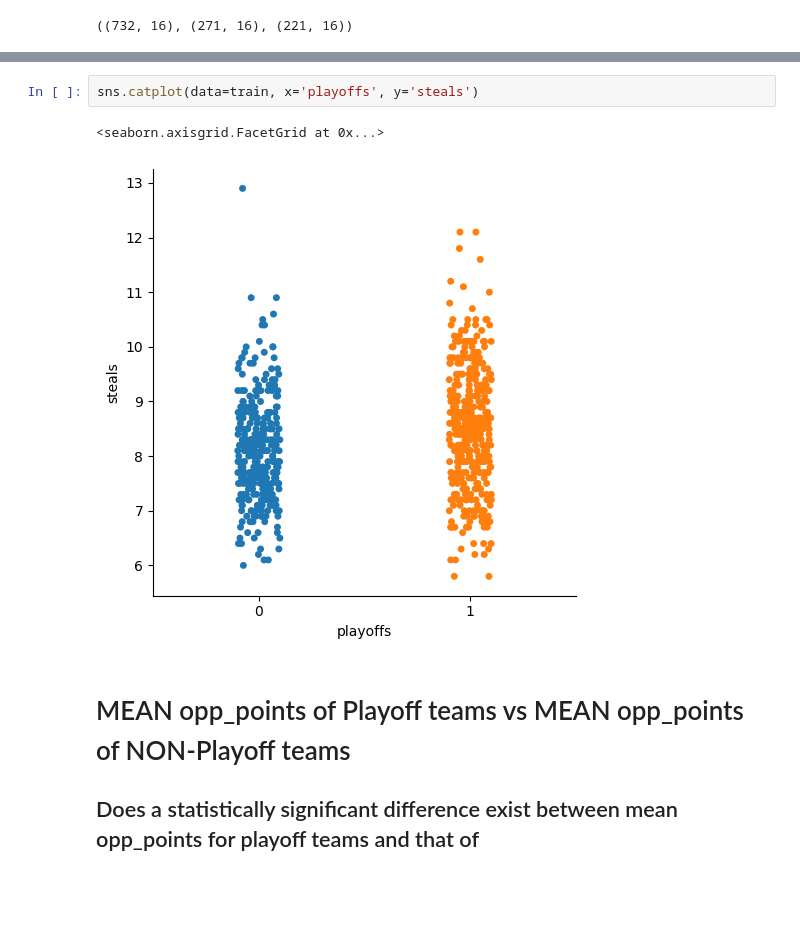
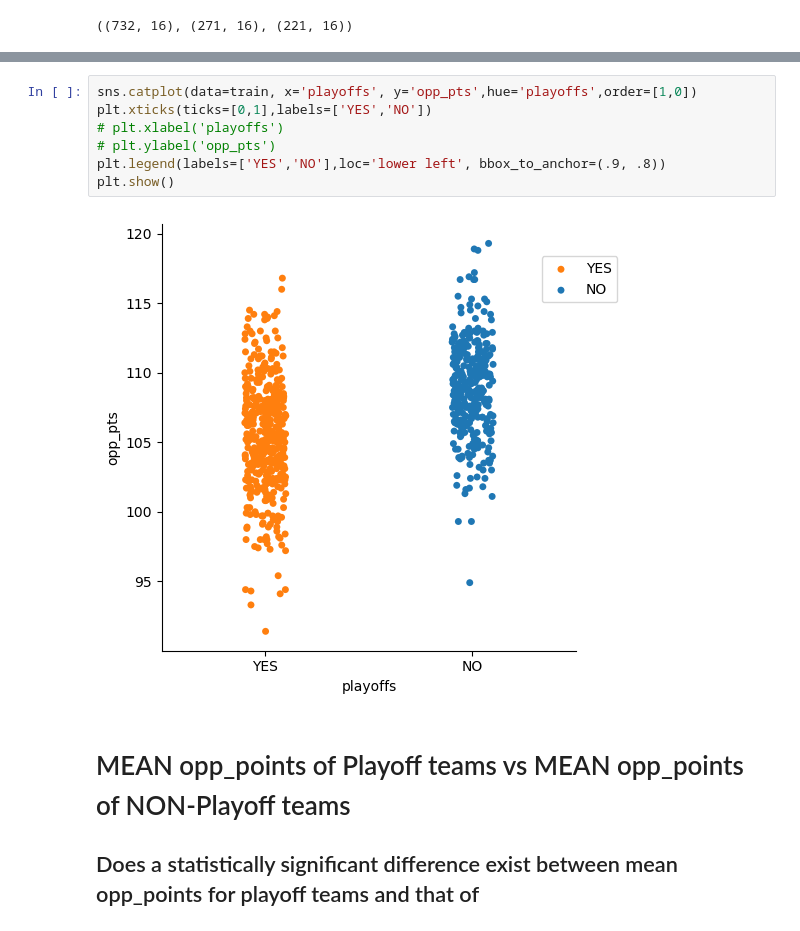
Before and after one commit to RichardAlcabes22/nba_project, a Jupyter notebook: nba_playoff_explore.ipynb, the cells around one changed output, grey strips where cells are left out. Saved outputs shown, nothing was run; the diff lists cells and outputs as text; blank space fills up the shorter version.

```diff
--- a/nba_playoff_explore.ipynb
+++ b/nba_playoff_explore.ipynb
@@ -156,10 +156,14 @@ Data columns (total 16 columns):
 dtypes: float64(14), int64(2)
 memory usage: 153.1 KB
 # %%
-sns.catplot(data=train, x='playoffs', y='steals')
+sns.catplot(data=train, x='playoffs', y='opp_pts',hue='playoffs',order=[1,0])
+plt.xticks(ticks=[0,1],labels=['YES','NO'])
+# plt.xlabel('playoffs')
+# plt.ylabel('opp_pts')
+plt.legend(labels=['YES','NO'],loc='lower left', bbox_to_anchor=(.9, .8))
+plt.show()
 # %% [output]
-<seaborn.axisgrid.FacetGrid at 0x...>
-[figure, old version]
+[figure, new version]
 # %% [markdown]
 # MEAN opp_points of Playoff teams vs MEAN opp_points of NON-Playoff teams
 ## Does a statistically significant difference exist between mean opp_points for playoff teams and that of
```
Also changed, not shown: parts of 4 cells of this notebook, 2 other files.
